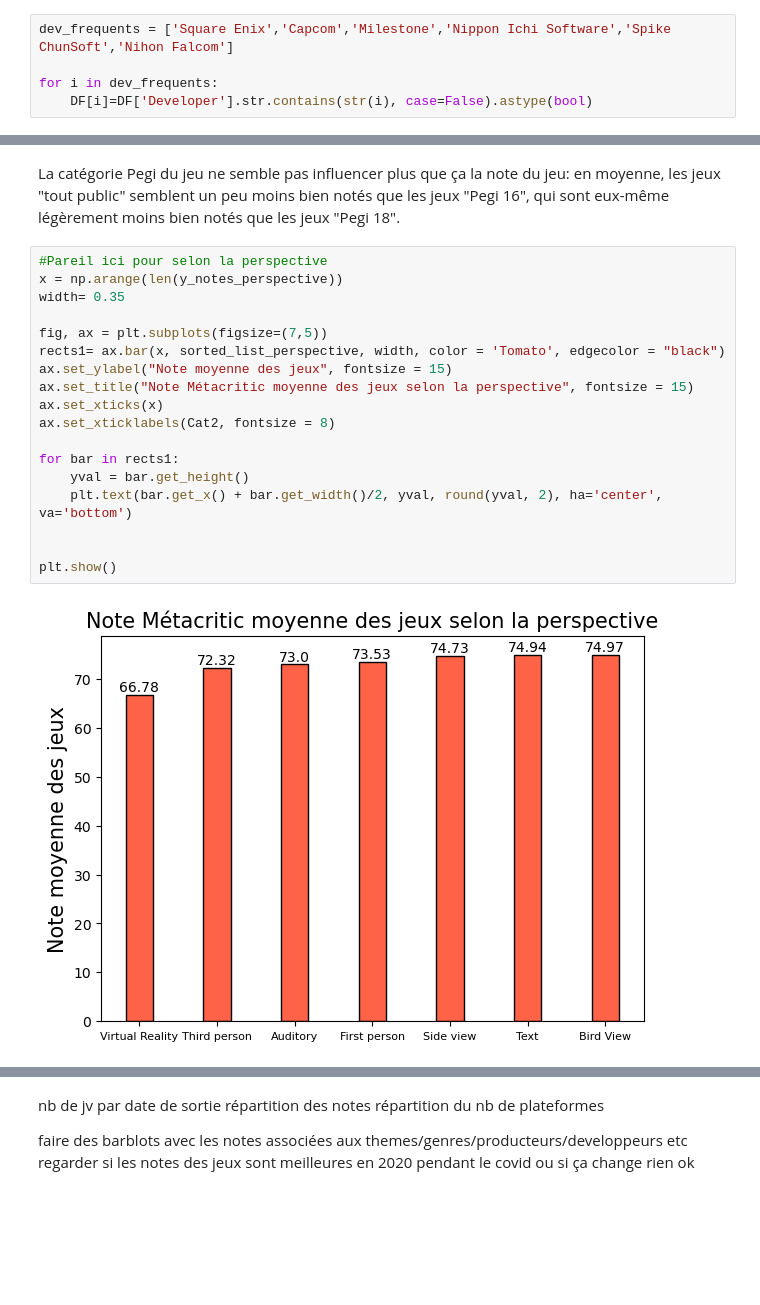
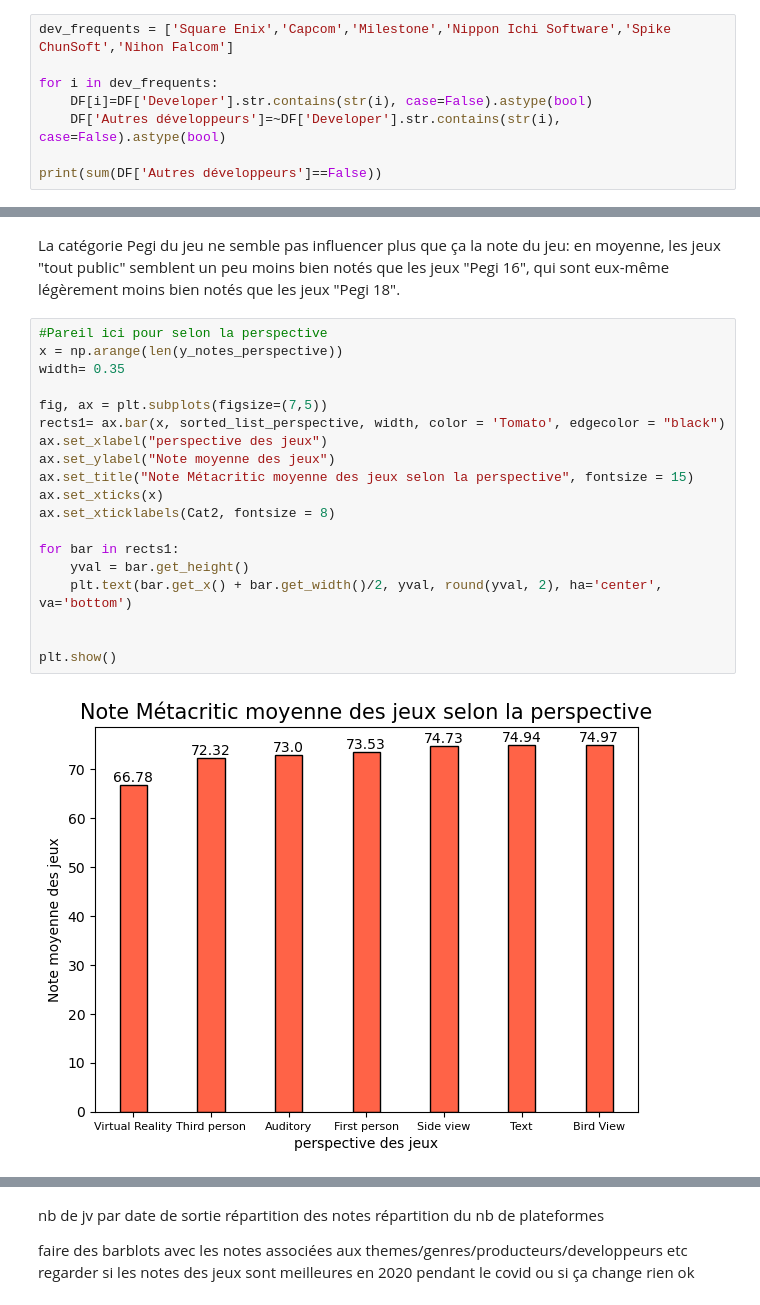
Before and after one commit to PyTomSss/PythonProjects, a Jupyter notebook: Project_Notebook.ipynb, the cells around one changed output, grey strips where cells are left out. Saved outputs shown, nothing was run; the diff lists cells and outputs as text; blank space fills up the shorter version.

Commit message:
visualisation notes

```diff
--- a/Project_Notebook.ipynb
+++ b/Project_Notebook.ipynb
@@ -822,3 +822,6 @@ dev_frequents = ['Square Enix','Capcom','Milestone','Nippon Ichi Software','Spik
 
 for i in dev_frequents:
     DF[i]=DF['Developer'].str.contains(str(i), case=False).astype(bool)
+    DF['Autres développeurs']=~DF['Developer'].str.contains(str(i), case=False).astype(bool)
+
+print(sum(DF['Autres développeurs']==False))
@@ -1213,21 +1217,22 @@ La catégorie Pegi du jeu ne semble pas influencer plus que ça la note du jeu:
 # %%
 #Pareil ici pour selon la perspective
 x = np.arange(len(y_notes_perspective))
 width= 0.35
 
 fig, ax = plt.subplots(figsize=(7,5))
 rects1= ax.bar(x, sorted_list_perspective, width, color = 'Tomato', edgecolor = "black")
-ax.set_ylabel("Note moyenne des jeux", fontsize = 15)
+ax.set_xlabel("perspective des jeux")
+ax.set_ylabel("Note moyenne des jeux")
 ax.set_title("Note Métacritic moyenne des jeux selon la perspective", fontsize = 15)
 ax.set_xticks(x)
 ax.set_xticklabels(Cat2, fontsize = 8)
 
 for bar in rects1:
     yval = bar.get_height()
     plt.text(bar.get_x() + bar.get_width()/2, yval, round(yval, 2), ha='center', va='bottom')
 
 
 plt.show()
 # %% [output]
-[figure, old version]
+[figure, new version]
 # %% [markdown]
```
Also changed, not shown: parts of 22 cells of this notebook.
